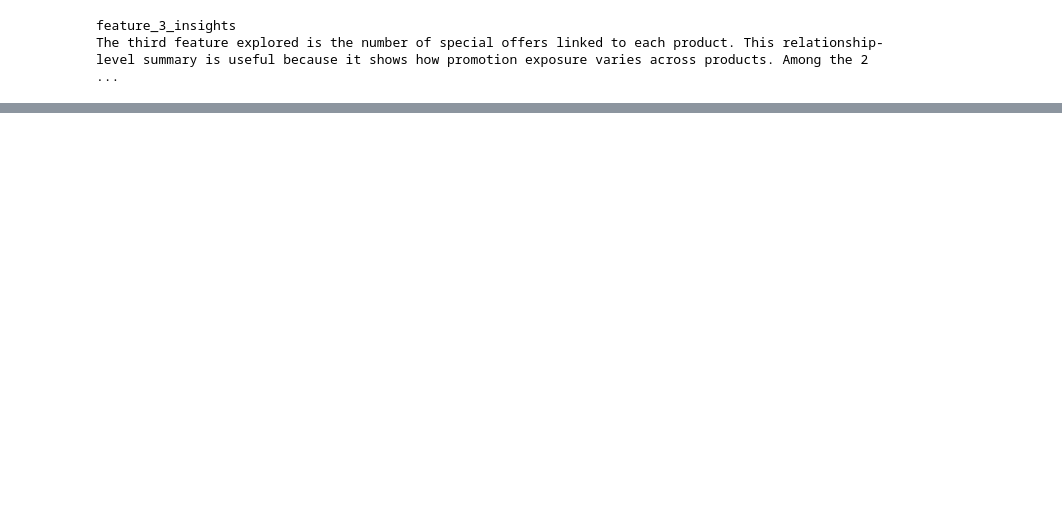
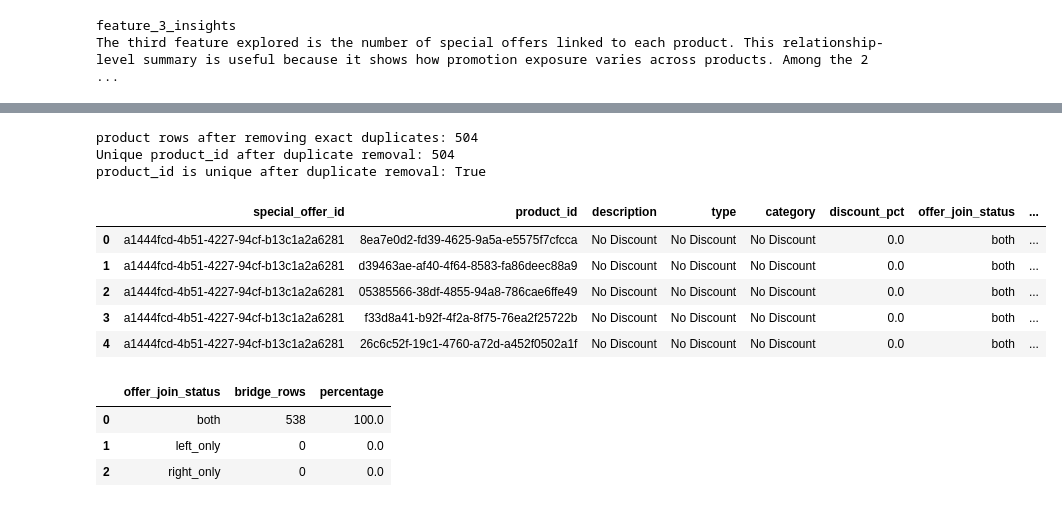
Before and after one commit to zeshanshameel/MLAA-AT3, a Jupyter notebook: notebooks/student_D_clustering/36106_26AU_AT3_student_id_SD_3_eda_special_offer_product.ipynb, the cells around one changed output, grey strips where cells are left out. Cells and saved outputs as stored; diff of their text form; code cells hidden in the pictures; blank space fills up the shorter version.

```diff
--- a/notebooks/student_D_clustering/36106_26AU_AT3_student_id_SD_3_eda_special_offer_product.ipynb
+++ b/notebooks/student_D_clustering/36106_26AU_AT3_student_id_SD_3_eda_special_offer_product.ipynb
@@ -369,0 +431,71 @@ The third feature explored is the number of special offers linked to each produc
+# %%
+# Remove exact duplicate product rows before joining to the bridge table
+product_unique_df = product_df.drop_duplicates().copy()
+
+print("product rows after removing exact duplicates:", len(product_unique_df))
+print("Unique product_id after duplicate removal:", product_unique_df["product_id"].nunique())
+print("product_id is unique after duplicate removal:", product_unique_df["product_id"].is_unique)
+# %% [output]
+product rows after removing exact duplicates: 504
+Unique product_id after duplicate removal: 504
+product_id is unique after duplicate removal: True
+# %%
+# Enrich the bridge table with offer and product context
+offer_product_enriched_df = df.merge(
+    special_offer_df[
+        [
+            "special_offer_id",
+            "description",
+            "type",
+            "category",
+            "discount_pct"
+        ]
+    ],
+    on="special_offer_id",
+    how="left",
+    validate="many_to_one",
+    indicator="offer_join_status"
+).merge(
+    product_unique_df[
+        [
+            "product_id",
+            "name",
+            "product_number",
+            "is_sellable",
+            "list_price",
+            "standard_cost"
+        ]
+    ],
+    on="product_id",
+    how="left",
+    validate="many_to_one",
+    indicator="product_join_status"
+)
+
+offer_product_enriched_df.head()
+# %% [output]
+|  | special_offer_id | product_id | description | type | category | discount_pct | offer_join_status | ... |
+| 0 | a1444fcd-4b51-4227-94cf-b13c1a2a6281 | 8ea7e0d2-fd39-4625-9a5a-e5575f7cfcca | No Discount | No Discount | No Discount | 0.0 | both | ... |
+| 1 | a1444fcd-4b51-4227-94cf-b13c1a2a6281 | d39463ae-af40-4f64-8583-fa86deec88a9 | No Discount | No Discount | No Discount | 0.0 | both | ... |
+| 2 | a1444fcd-4b51-4227-94cf-b13c1a2a6281 | 05385566-38df-4855-94a8-786cae6ffe49 | No Discount | No Discount | No Discount | 0.0 | both | ... |
+| 3 | a1444fcd-4b51-4227-94cf-b13c1a2a6281 | f33d8a41-b92f-4f2a-8f75-76ea2f25722b | No Discount | No Discount | No Discount | 0.0 | both | ... |
+| 4 | a1444fcd-4b51-4227-94cf-b13c1a2a6281 | 26c6c52f-19c1-4760-a72d-a452f0502a1f | No Discount | No Discount | No Discount | 0.0 | both | ... |
+# %%
+# Check join coverage after enrichment
+offer_join_coverage = (
+    offer_product_enriched_df["offer_join_status"]
+    .value_counts(dropna=False)
+    .rename_axis("offer_join_status")
+    .reset_index(name="bridge_rows")
+)
+
+offer_join_coverage["percentage"] = (
+    offer_join_coverage["bridge_rows"] / len(offer_product_enriched_df) * 100
+).round(2)
+
+offer_join_coverage
+# %% [output]
+|  | offer_join_status | bridge_rows | percentage |
+| 0 | both | 538 | 100.0 |
+| 1 | left_only | 0 | 0.0 |
+| 2 | right_only | 0 | 0.0 |
```
Also changed, not shown: parts of 12 cells of this notebook.
